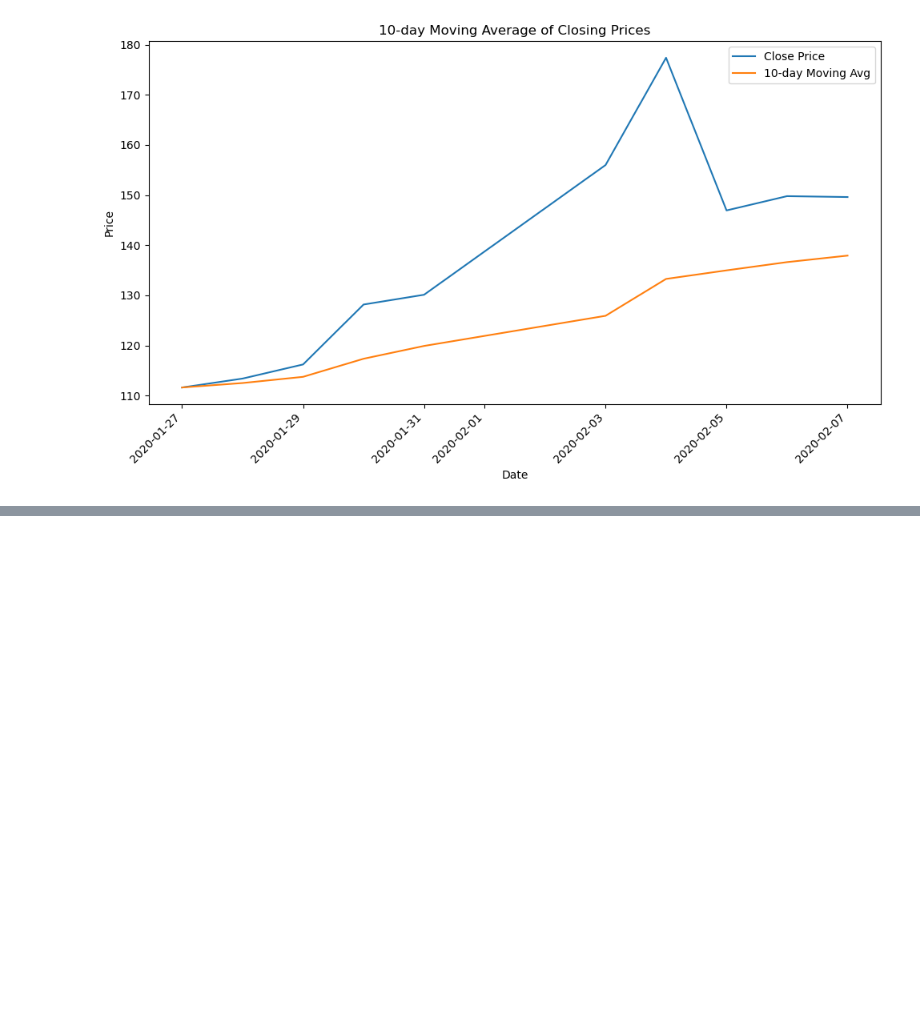
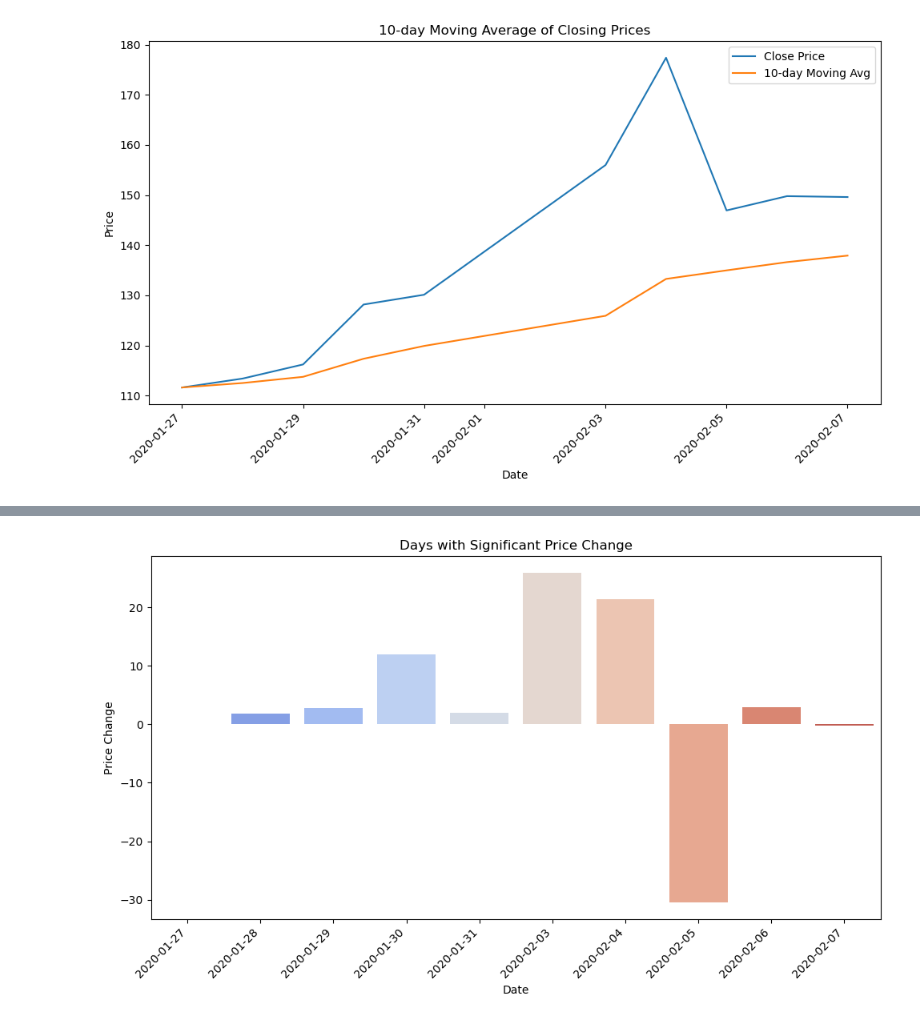
Before and after one commit to lucioawa/Tesla_Stock_Analysis_MLM_Predictions, a Jupyter notebook: Tesla_Stock_Prices.ipynb, the cells around one changed output, grey strips where cells are left out. Cells and saved outputs as stored; diff of their text form; code cells hidden in the pictures; blank space fills up the shorter version.

Commit message:
SQL, Python w/Pandas, Seaborn

```diff
--- a/Tesla_Stock_Prices.ipynb
+++ b/Tesla_Stock_Prices.ipynb
@@ -831,3 +831,87 @@ plt.show()
 # news on 2020-02-04 had a substantial impact on both trading activity and price movement. The moving average trend
 # leading up to and following this date can provide valuable context for understanding how market participants
 # responded to this event.
+# %%
+# Query 5. Days with Significant Price Change:
+
+# SQL Query:
+
+# Price change for Tesla's stock, rounding the results to 2 decimal places. The result is displayed in a new column
+# named "Price_Change," showing how much the stock price changed from one day to the next, with the rounded value.
+
+# SELECT -- select specific columns from the table
+#    Date, -- date of the stock price data
+#    ROUND(Close, 2) AS Close, -- close price rounded to 2 places renamed as Close
+#    ROUND(Close - LAG(Close) OVER (ORDER BY Date), 2) AS Price_Change
+# -- calculation of price change between consecutive days rounded to 2 decimals.
+# -- ‘Close’ is the current day’s closing price
+# -- ‘LAG(Close) OVER (ORDER BY Date)’ fetches the closing price of the previous day using the ‘LAG’ window
+#    function.
+# -- ‘Close - LAG(Close)’ calculates the price change from the previous day to the current day.
+# FROM Tesla_Stock_Prices -- from the Tesla table
+# WHERE Date BETWEEN '2020-01-25' AND '2020-02-08' -- This filters the data to focus the analysis within the
+#                                                  specified dates
+# ORDER BY Date; -- orders the resulting rows based on the ‘Date’ column in ascending order.
+
+# Python with Pandas:
+
+# This code:
+
+# 1. Imports necessary libraries
+# 2. Loads the data
+# 3. Converts 'Date' column to datetime format
+# 4. Sets the date range
+# 5. Filters the DataFrame
+# 6. Calculates the price change between consecutive days
+# 7. Select specific columns for the result
+# 8. Creates a bar plot using Seaborn, where the x-axis represents dates and the y-axis represents price changes.
+#    The 'coolwarm' color palette is used for coloring the bars.
+# 9. Rotates the x-axis labels by 45 degrees and aligns them to the right for better readability.
+# 10. Adjusts layout and display the plot
+
+import pandas as pd
+import seaborn as sns
+import matplotlib.pyplot as plt
+
+# Load the CSV file into a DataFrame
+df = pd.read_csv('C:/Users/User/Documents/DataAnalyst/TESLA_Stock/TSLA_2010_2022.csv')
+
+# Convert 'Date' column to datetime format
+df['Date'] = pd.to_datetime(df['Date'])
+
+# Set the date range
+start_date = '2020-01-25'
+end_date = '2020-02-08'
+date_range = pd.date_range(start=start_date, end=end_date)
+
+# Filter the DataFrame
+filtered_df = df[df['Date'].isin(date_range)].copy()
+
+# Calculate the price change between consecutive days
+filtered_df['Price_Change'] = filtered_df['Close'] - filtered_df['Close'].shift(1)
+filtered_df['Price_Change'] = filtered_df['Price_Change'].round(2)
+
+# Select specific columns for the result
+result_df = filtered_df[['Date', 'Close', 'Price_Change']]
+
+# Print the result
+print(result_df)
+
+# Create a Seaborn visualization
+# In this example, I've used a bar plot from Seaborn to visualize the days with significant price changes. The
+# palette='coolwarm' parameter provides a color gradient to the bars. The x-axis labels are rotated for better
+# readability using plt.xticks(rotation=45, ha='right'), and plt.tight_layout() is used to ensure the labels are
+# displayed without clipping.
+plt.figure(figsize=(10, 6))
+sns.barplot(x=result_df['Date'].dt.strftime('%Y-%m-%d'), y='Price_Change', data=result_df, palette='coolwarm')
+plt.title('Days with Significant Price Change')
+plt.xlabel('Date')
+plt.ylabel('Price Change')
+
+# Rotate the x-axis labels
+plt.xticks(rotation=45, ha='right')
+
+# Adjust layout and display the plot
+plt.tight_layout()
+plt.show()
+# %% [output]
@@ -833,0 +929 @@ plt.show()
+[figure, added]
```
Also changed, not shown: parts of 10 cells of this notebook.
